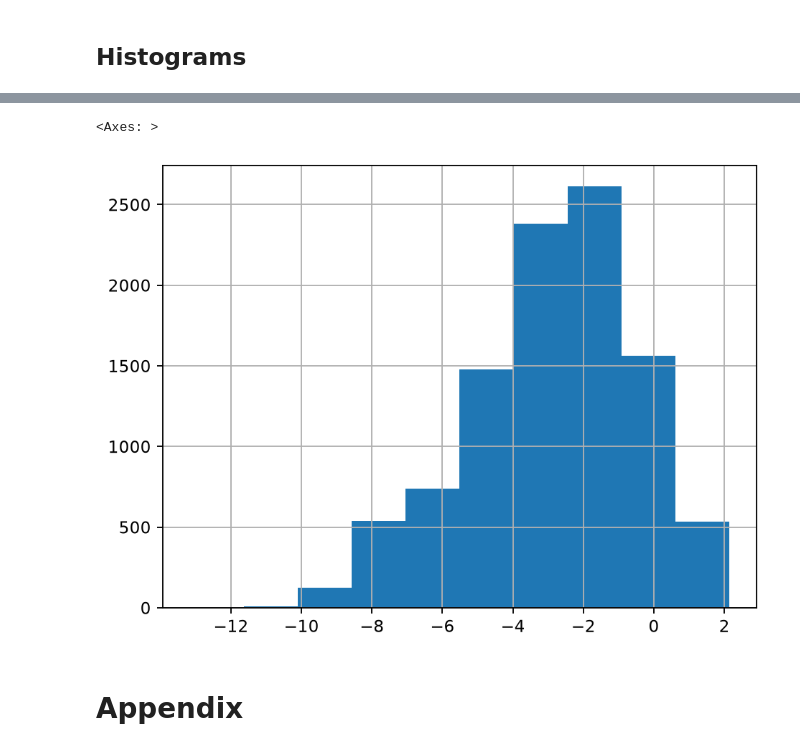
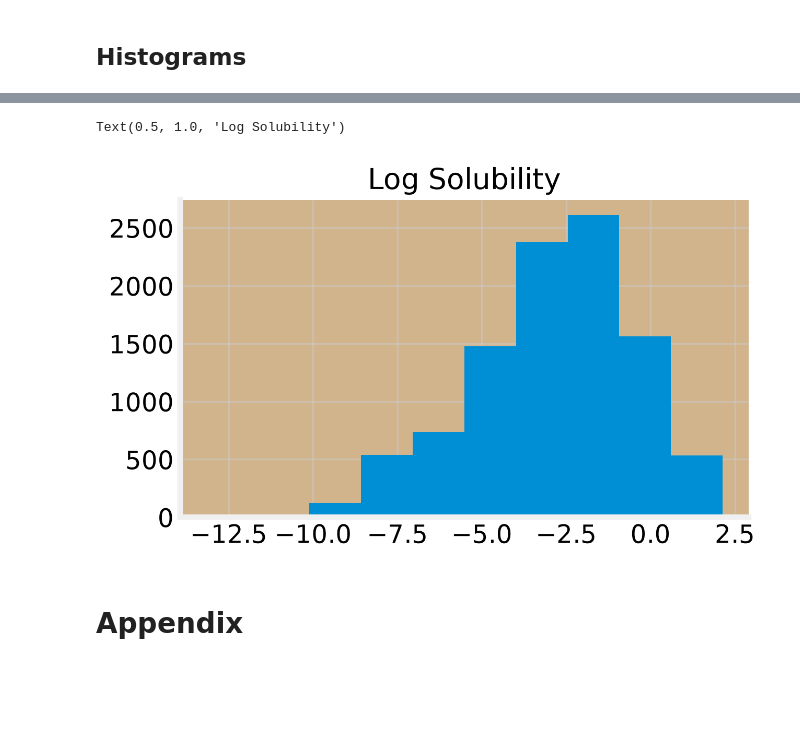
Before and after one commit to aideneve15/SolubilityAnalysis, a Jupyter notebook: notebooks/eda.ipynb, the cells around one changed output, grey strips where cells are left out. Drawn from its saved outputs; the diff is of its cells as text; code cells hidden in the pictures; blank space fills up the shorter version.

```diff
--- a/notebooks/eda.ipynb
+++ b/notebooks/eda.ipynb
@@ -8,3 +6,22 @@ from rdkit.Chem import Descriptors
+# %%
+import matplotlib.pyplot as plt
+
+plt.style.use('fivethirtyeight') # Options: 'ggplot', 'seaborn-v0_8-darkgrid', 'bmh'
+
+plt.rcParams.update({
+    'figure.facecolor': 'white',   # White background for the whole figure
+    'axes.facecolor': 'tan',     # White background for the plotting area
+    'savefig.facecolor': 'white',  # Ensures saved images also have a white background
+    'figure.figsize': (5, 3),     # Standardize plot size
+    'figure.dpi': 150,             # High resolution (crucial for crisp GitHub rendering)
+    'font.family': 'sans-serif',   # Clean, modern font
+    'axes.titlesize': 16,          # Larger title font
+    'axes.labelsize': 14,          # Larger axis labels
+    'axes.spines.top': False,      # Remove top border
+    'axes.spines.right': False,    # Remove right border
+    'lines.linewidth': 2.5,        # Thicker lines
+    'grid.alpha': 0.5              # Softer grid lines
+})
 # %%
 raw_data = pd.read_csv(
     "https://github.com/whitead/dmol-book/raw/main/data/curated-solubility-dataset.csv"
@@ -105,8 +122,9 @@ plt.show()
 # %%
 y.hist()
+plt.title("Log Solubility")
 # %% [output]
-<Axes: >
+Text(0.5, 1.0, 'Log Solubility')
-[figure, old version]
+[figure, new version]
 # %% [markdown]
 # Appendix
 # %% [markdown]
```
Also changed, not shown: parts of 5 cells of this notebook.
